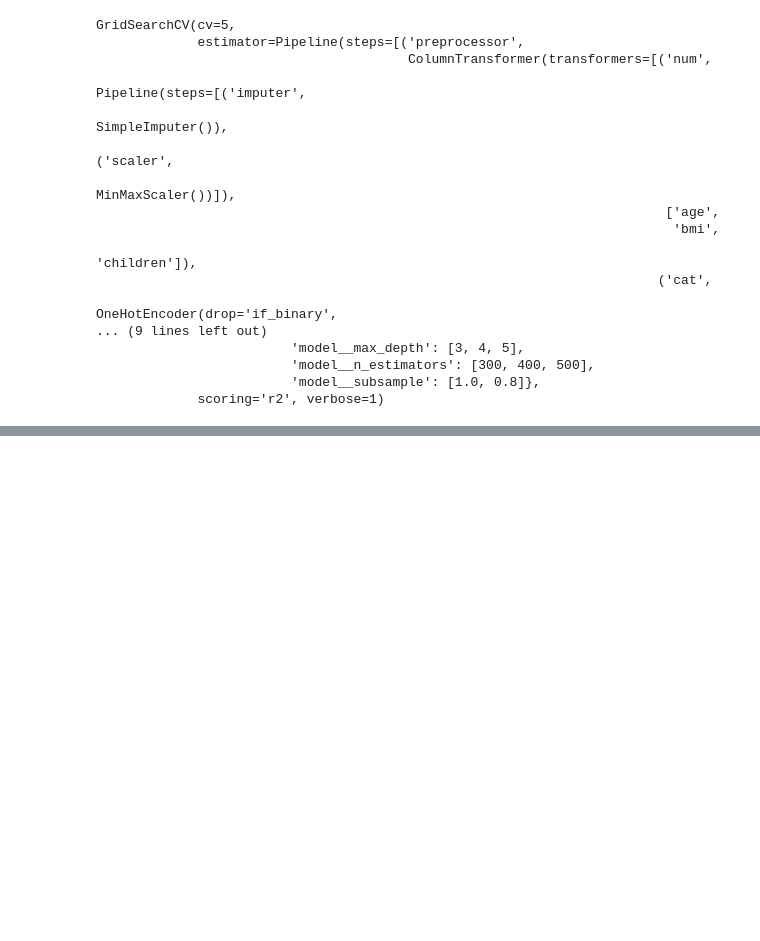
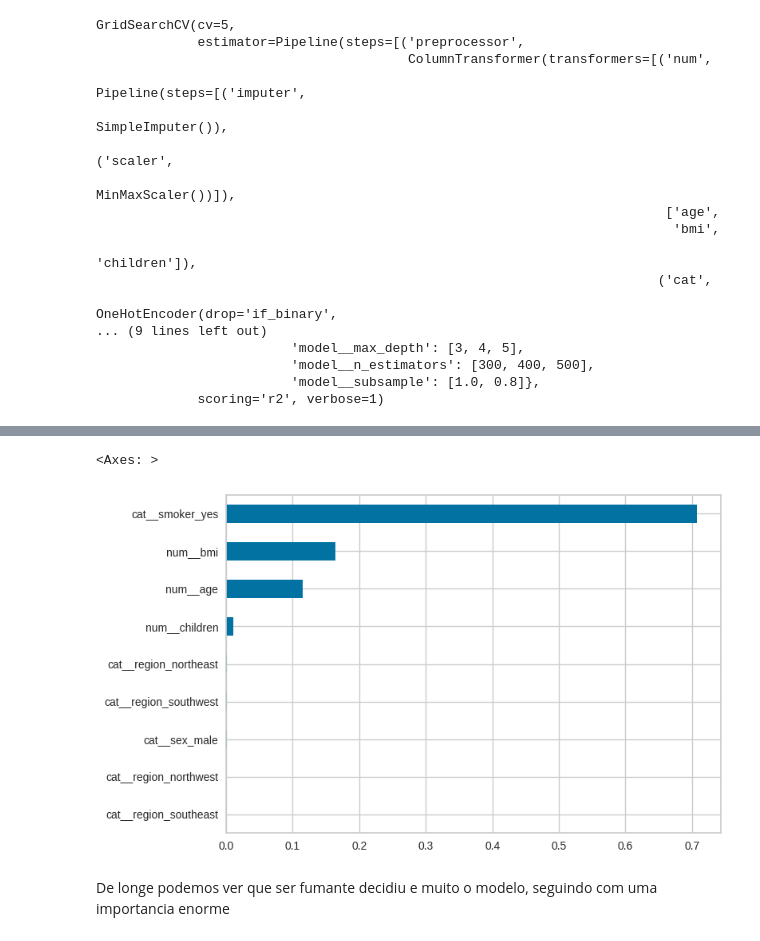
Before and after one commit to GTBelini22/Estudo_Ciencia_de_dados, a Jupyter notebook: Deploy/Pipeline/Inserindo_Produção_insurance.ipynb, the cells around one changed output, grey strips where cells are left out. Cells and saved outputs as stored; diff of their text form; code cells hidden in the pictures; blank space fills up the shorter version.

```diff
--- a/Deploy/Pipeline/Inserindo_Produção_insurance.ipynb
+++ b/Deploy/Pipeline/Inserindo_Produção_insurance.ipynb
@@ -358,0 +388,16 @@ df_cv_results.loc[:,~df_cv_results.columns.str.contains('split|time')]
+# %%
+# Quais foram as features mais importantes
+importances = pd.Series(
+    data= model_pipeline.named_steps['model'].feature_importances_,
+    index=model_pipeline.named_steps['preprocessor'].get_feature_names_out()
+)
+
+importances.sort_values().plot.barh()
+
+# model_pipeline.named_steps['model'].feature_importances_
+# model_pipeline.named_steps['preprocessor'].get_feature_names_out()
+# %% [output]
+<Axes: >
+[figure, added]
+# %% [markdown]
+De longe podemos ver que ser fumante decidiu e muito o modelo, seguindo com uma importancia enorme
```
Also changed, not shown: parts of 14 cells of this notebook.
